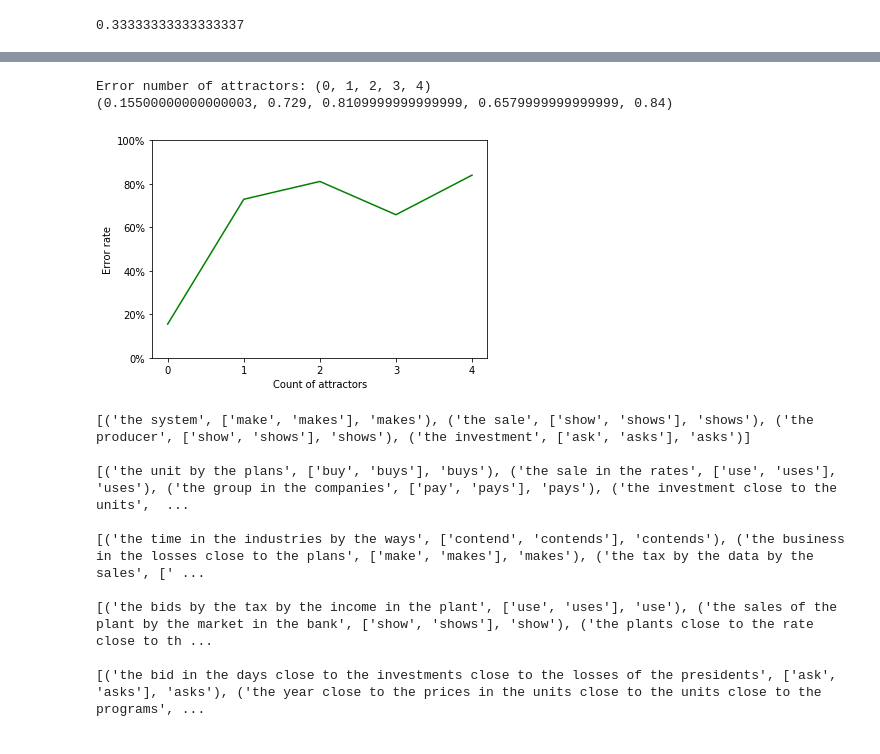
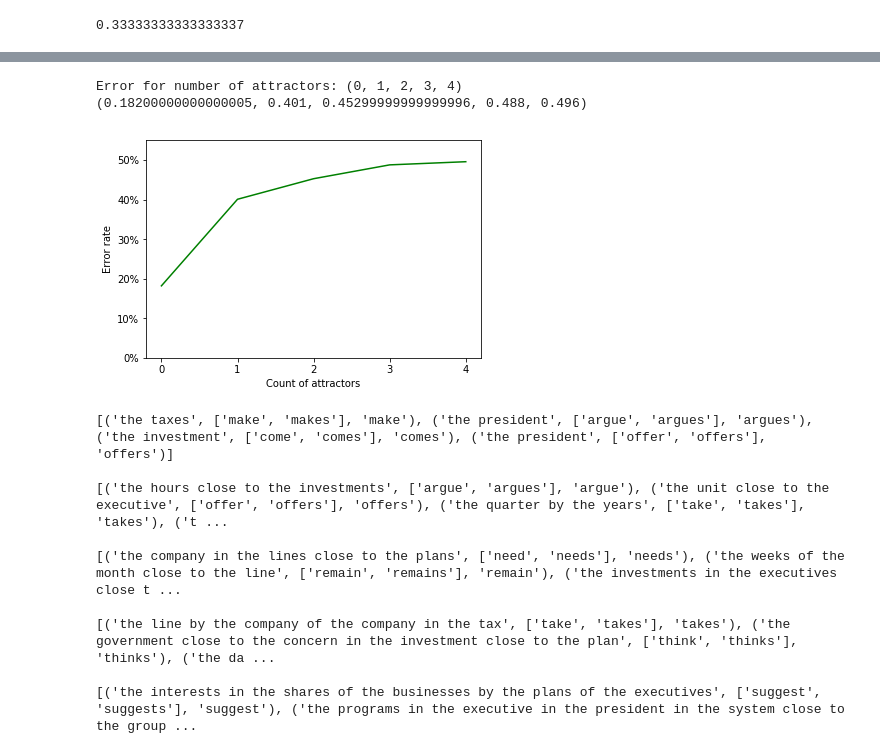
Before and after one commit to davidmrau/nlp1, a Jupyter notebook: experiments/running_the_model.ipynb, the cells around one changed output, grey strips where cells are left out. Saved outputs shown, nothing was run; the diff lists cells and outputs as text; code cells hidden in the pictures.

Commit message:
[FIX] random index on every iteration

```diff
--- a/experiments/running_the_model.ipynb
+++ b/experiments/running_the_model.ipynb
@@ -298,45 +325,32 @@ Erro singular subject: (None, Plural, Singular)
 def gen_num_attractors(num_sentences, num_words, num_attractors, NN, NNS, VBP, VBZ, helper):
     assert(num_attractors >= 0)
     assert(len(NN) == len(NNS) == len(VBP) == len(VBZ))
-    x,y = np.random.randint(2, size=2)
     sentences = []
     store_indices = []
     for i in range(num_sentences):
+        x,y = np.random.randint(2, size=2)
         while True:
             indices = np.random.randint(num_words, size=2+num_attractors+1)
             if tuple(indices) not in store_indices:
                 store_indices.append(tuple(indices))
                 break
-#  all combinations of homogenous interventions gives strange results see: 2c_mixed.pdf
+#  all combinations of homogenous interventions: 2c_mixed.pdf
 #
-#         if(x == 0):
-#             sent = f"the {NN[indices[0]]}"
-#         else:
-#             sent = f"the {NNS[indices[0]]}"
-#         for j in range(1,num_attractors+1):
-#             index = np.random.randint(len(helper), size=1)[0]
-#             if(y == 0):
-#                 sent += f" {helper[index]} {NNS[indices[j]]}"
-#             else:
-#                 sent += f" {helper[index]} {NN[indices[j]]}"
-#         if(x == 0):
-#             sentences.append((sent, [VBP[indices[-1]], VBZ[indices[-1]]], VBZ[indices[-1]]))
-#         else:
-#             sentences.append((sent, [VBP[indices[-1]], VBZ[indices[-1]]], VBP[indices[-1]]))
-
-# just homogenous interventions where the attractor has a different plurality than the subject
         if(x == 0):
             sent = f"the {NN[indices[0]]}"
-            for j in range(1,num_attractors+1):
-                index = np.random.randint(len(helper), size=1)[0]
+        else:
+            sent = f"the {NNS[indices[0]]}"
+        for j in range(1,num_attractors+1):
+            index = np.random.randint(len(helper), size=1)[0]
+            if(y == 0):
                 sent += f" {helper[index]} {NNS[indices[j]]}"
+            else:
+                sent += f" {helper[index]} {NN[indices[j]]}"
+        if(x == 0):
             sentences.append((sent, [VBP[indices[-1]], VBZ[indices[-1]]], VBZ[indices[-1]]))
         else:
-            sent = f"the {NNS[indices[0]]}"
-            for j in range(1,num_attractors+1):
-                index = np.random.randint(len(helper), size=1)[0]
-                sent += f" {helper[index]} {NN[indices[j]]}"
             sentences.append((sent, [VBP[indices[-1]], VBZ[indices[-1]]], VBP[indices[-1]]))
+
     return sentences
 
 no_attr = gen_num_attractors(num_sentences, num_words, 0, NN, NNS, VBP, VBZ, attractor_helpers)
@@ -352,30 +366,32 @@ err_two_attr = calculate_error_rate(two_attr)
 err_three_attr = calculate_error_rate(three_attr)
 err_four_attr = calculate_error_rate(four_attr)
 # %%
-print("Error number of attractors: (0, 1, 2, 3, 4) ")
+print("Error for number of attractors: (0, 1, 2, 3, 4) ")
 print((err_no_attr, err_one_attr, err_two_attr, err_three_attr, err_four_attr))
 # %% [output]
-Error number of attractors: (0, 1, 2, 3, 4)
-(0.15500000000000003, 0.729, 0.8109999999999999, 0.6579999999999999, 0.84)
+Error for number of attractors: (0, 1, 2, 3, 4)
+(0.18200000000000005, 0.401, 0.45299999999999996, 0.488, 0.496)
 # %%
-# plot error for 2c for singular and plural subjects
+# plot error for 2c for singular and plural subjects: 2c_not_mixed.pdf
 err = [err_no_attr, err_one_attr,err_two_attr,err_three_attr,err_four_attr]
 
 x = np.arange(0,5)
 fig = plt.figure()
 ax1 = fig.add_subplot(111)
 ax1.set_ylabel('Error rate')
+
 ax1.set_xlabel('Count of attractors')
 ax1.plot(x, err, color='g')
 ax1.yaxis.set_major_formatter(mtick.PercentFormatter(1.0))
 ax1.xaxis.set_major_locator(mtick.MaxNLocator(integer=True))
-ax1.set_ylim([0,1])
+ax1.set_ylim([0,0.55])
 ax1.legend(loc=2)
 plt.show()
 fig.savefig('2c.pdf')
 # %% [output]
-[figure, old version]
+[figure, new version]
 # %%
+# print sentences that incorporate 0-4 homogenous interventions
 print(no_attr[0:4])
 print()
 print(one_attr[0:4])
@@ -386,12 +402,12 @@ print(three_attr[0:4])
 print()
 print(four_attr[0:4])
 # %% [output]
-[('the system', ['make', 'makes'], 'makes'), ('the sale', ['show', 'shows'], 'shows'), ('the producer', ['show', 'shows'], 'shows'), ('the investment', ['ask', 'asks'], 'asks')]
+[('the taxes', ['make', 'makes'], 'make'), ('the president', ['argue', 'argues'], 'argues'), ('the investment', ['come', 'comes'], 'comes'), ('the president', ['offer', 'offers'], 'offers')]
 
-[('the unit by the plans', ['buy', 'buys'], 'buys'), ('the sale in the rates', ['use', 'uses'], 'uses'), ('the group in the companies', ['pay', 'pays'], 'pays'), ('the investment close to the units',  ...
+[('the hours close to the investments', ['argue', 'argues'], 'argue'), ('the unit close to the executive', ['offer', 'offers'], 'offers'), ('the quarter by the years', ['take', 'takes'], 'takes'), ('t ...
 
-[('the time in the industries by the ways', ['contend', 'contends'], 'contends'), ('the business in the losses close to the plans', ['make', 'makes'], 'makes'), ('the tax by the data by the sales', [' ...
+[('the company in the lines close to the plans', ['need', 'needs'], 'needs'), ('the weeks of the month close to the line', ['remain', 'remains'], 'remain'), ('the investments in the executives close t ...
 
-[('the bids by the tax by the income in the plant', ['use', 'uses'], 'use'), ('the sales of the plant by the market in the bank', ['show', 'shows'], 'show'), ('the plants close to the rate close to th ...
+[('the line by the company of the company in the tax', ['take', 'takes'], 'takes'), ('the government close to the concern in the investment close to the plan', ['think', 'thinks'], 'thinks'), ('the da ...
 
-[('the bid in the days close to the investments close to the losses of the presidents', ['ask', 'asks'], 'asks'), ('the year close to the prices in the units close to the units close to the programs', ...
+[('the interests in the shares of the businesses by the plans of the executives', ['suggest', 'suggests'], 'suggest'), ('the programs in the executive in the president in the system close to the group ...
```
Also changed, not shown: parts of 4 cells of this notebook, 4 other files.
